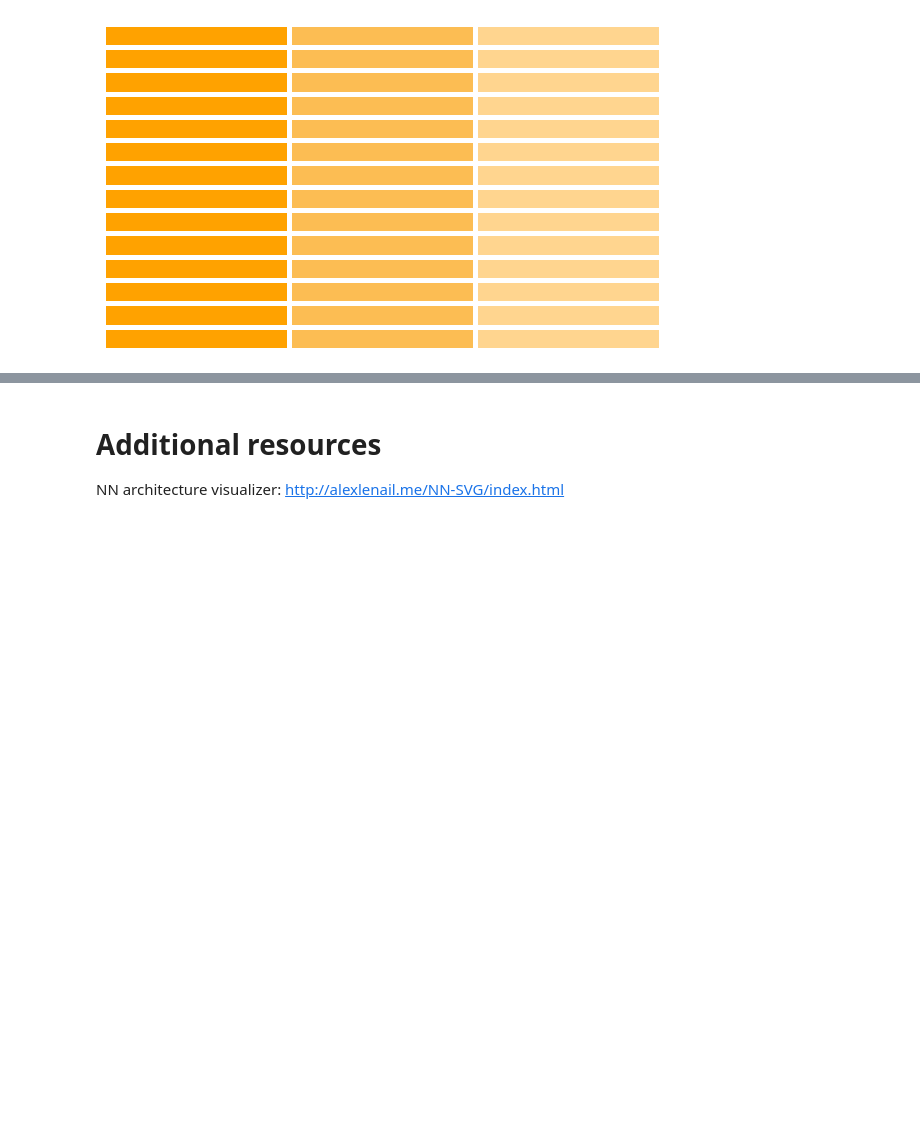
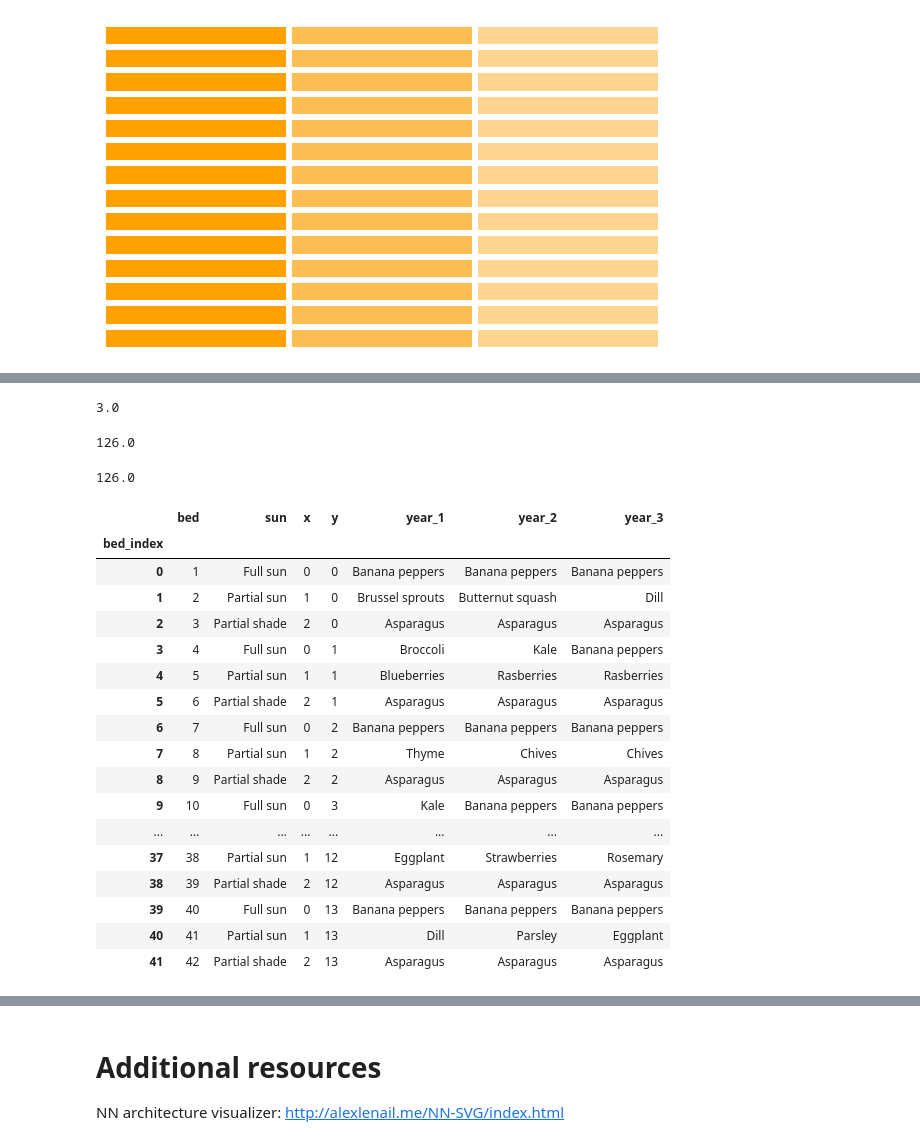
Before and after one commit to evanlynch/optimal-gardening, a Jupyter notebook: notebooks/dev.ipynb, the cells around one changed output, grey strips where cells are left out. Saved outputs shown, nothing was run; the diff lists cells and outputs as text; code cells hidden in the pictures; blank space fills up the shorter version.

```diff
--- a/notebooks/dev.ipynb
+++ b/notebooks/dev.ipynb
@@ -447,0 +578,7 @@ display_svg(os.path.join(os.getcwd(),'..','data','nn (2).svg'))
+# %%
+counter = 0
+for p in plant_index:
+    counter+=y[p].x
+counter
+# %% [output]
+3.0
@@ -447,0 +594,4 @@ display_svg(os.path.join(os.getcwd(),'..','data','nn (2).svg'))
+# %%
+mip_plan.sum()
+# %% [output]
+126.0
@@ -447,0 +600,25 @@ display_svg(os.path.join(os.getcwd(),'..','data','nn (2).svg'))
+# %%
+best_plan.sum()
+# %% [output]
+126.0
+# %%
+bed_info
+# %% [output]
+|  | bed | sun | x | y | year_1 | year_2 | year_3 |
+| bed_index |  |  |  |  |  |  |  |
+| 0 | 1 | Full sun | 0 | 0 | Banana peppers | Banana peppers | Banana peppers |
+| 1 | 2 | Partial sun | 1 | 0 | Brussel sprouts | Butternut squash | Dill |
+| 2 | 3 | Partial shade | 2 | 0 | Asparagus | Asparagus | Asparagus |
+| 3 | 4 | Full sun | 0 | 1 | Broccoli | Kale | Banana peppers |
+| 4 | 5 | Partial sun | 1 | 1 | Blueberries | Rasberries | Rasberries |
+| 5 | 6 | Partial shade | 2 | 1 | Asparagus | Asparagus | Asparagus |
+| 6 | 7 | Full sun | 0 | 2 | Banana peppers | Banana peppers | Banana peppers |
+| 7 | 8 | Partial sun | 1 | 2 | Thyme | Chives | Chives |
+| 8 | 9 | Partial shade | 2 | 2 | Asparagus | Asparagus | Asparagus |
+| 9 | 10 | Full sun | 0 | 3 | Kale | Banana peppers | Banana peppers |
+| ... | ... | ... | ... | ... | ... | ... | ... |
+| 37 | 38 | Partial sun | 1 | 12 | Eggplant | Strawberries | Rosemary |
+| 38 | 39 | Partial shade | 2 | 12 | Asparagus | Asparagus | Asparagus |
+| 39 | 40 | Full sun | 0 | 13 | Banana peppers | Banana peppers | Banana peppers |
+| 40 | 41 | Partial sun | 1 | 13 | Dill | Parsley | Eggplant |
+| 41 | 42 | Partial shade | 2 | 13 | Asparagus | Asparagus | Asparagus |
```
Also changed, not shown: parts of 63 cells of this notebook, 1 other file.
